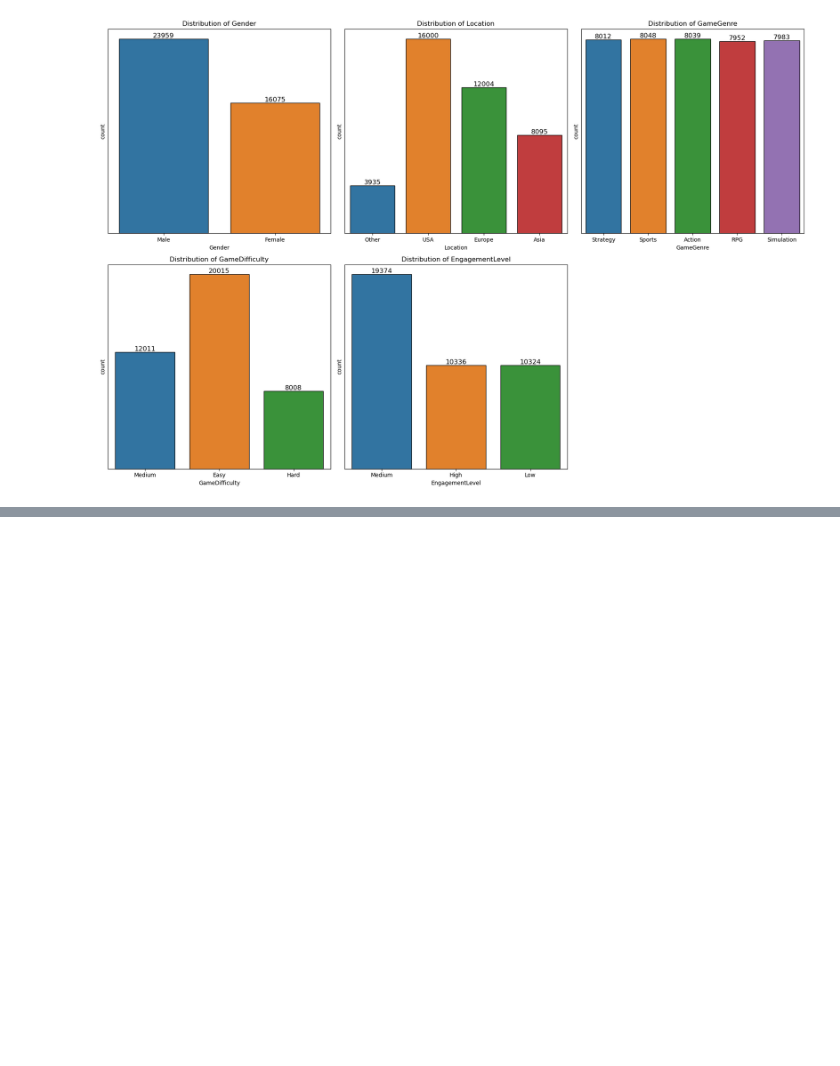
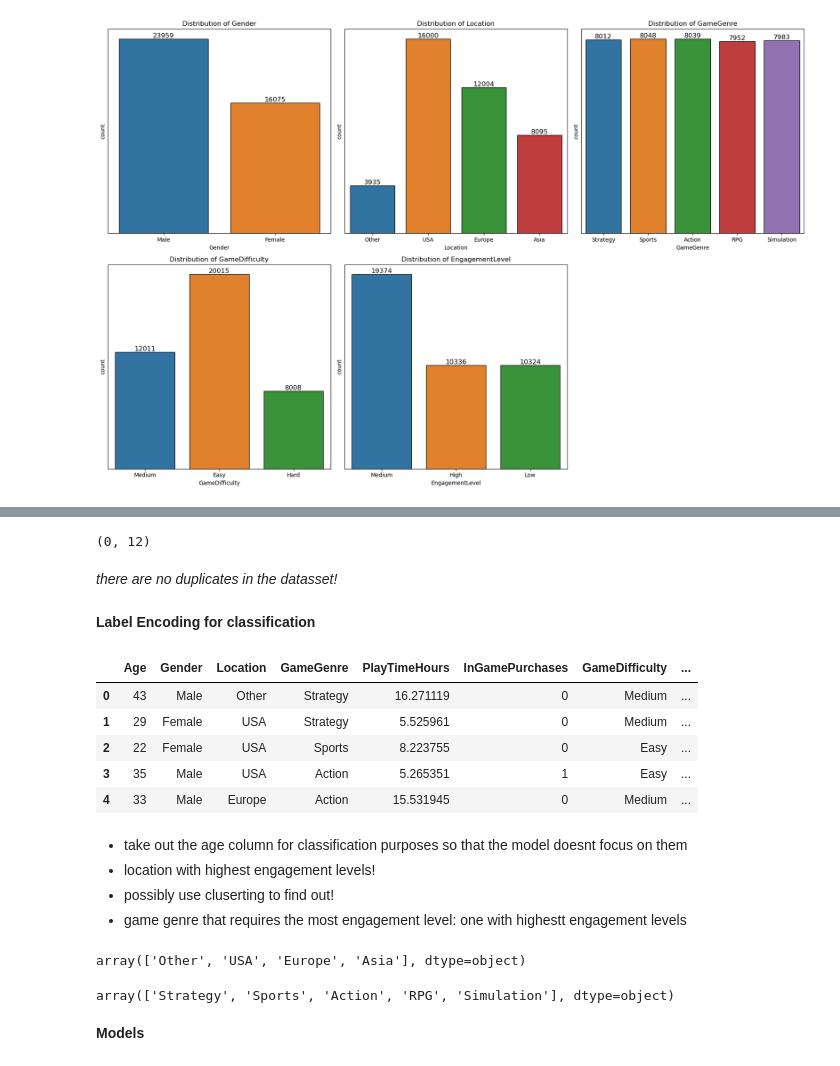
Before and after one commit to UgeneTettey/Blossom_Projects, a Jupyter notebook: capstone/Online_Gaming_Behavior/Online_Gaming_Prediction.ipynb, the cells around one changed output, grey strips where cells are left out. Cells and saved outputs as stored; diff of their text form; code cells hidden in the pictures; blank space fills up the shorter version.

```diff
--- a/capstone/Online_Gaming_Behavior/Online_Gaming_Prediction.ipynb
+++ b/capstone/Online_Gaming_Behavior/Online_Gaming_Prediction.ipynb
@@ -185,0 +219,32 @@ EngagementLevel: ['Medium' 'High' 'Low']
+# %%
+game_df[game_df.duplicated()].shape
+# %% [output]
+(0, 12)
+# %% [markdown]
+*there are no duplicates in the datasset!*
+# %% [markdown]
+**Label Encoding for classification**
+# %%
+game_df.head()
+# %% [output]
+|  | Age | Gender | Location | GameGenre | PlayTimeHours | InGamePurchases | GameDifficulty | ... |
+| 0 | 43 | Male | Other | Strategy | 16.271119 | 0 | Medium | ... |
+| 1 | 29 | Female | USA | Strategy | 5.525961 | 0 | Medium | ... |
+| 2 | 22 | Female | USA | Sports | 8.223755 | 0 | Easy | ... |
+| 3 | 35 | Male | USA | Action | 5.265351 | 1 | Easy | ... |
+| 4 | 33 | Male | Europe | Action | 15.531945 | 0 | Medium | ... |
+# %% [markdown]
+- take out the age column for classification purposes so that the model doesnt focus on them
+- location with highest engagement levels!
+- possibly use cluserting to find out!
+- game genre that requires the most engagement level: one with highestt engagement levels
+# %%
+game_df['Location'].unique()
+# %% [output]
+array(['Other', 'USA', 'Europe', 'Asia'], dtype=object)
+# %%
+game_df['GameGenre'].unique()
+# %% [output]
+array(['Strategy', 'Sports', 'Action', 'RPG', 'Simulation'], dtype=object)
+# %% [markdown]
+**Models**
```
Also changed, not shown: parts of 10 cells of this notebook.
